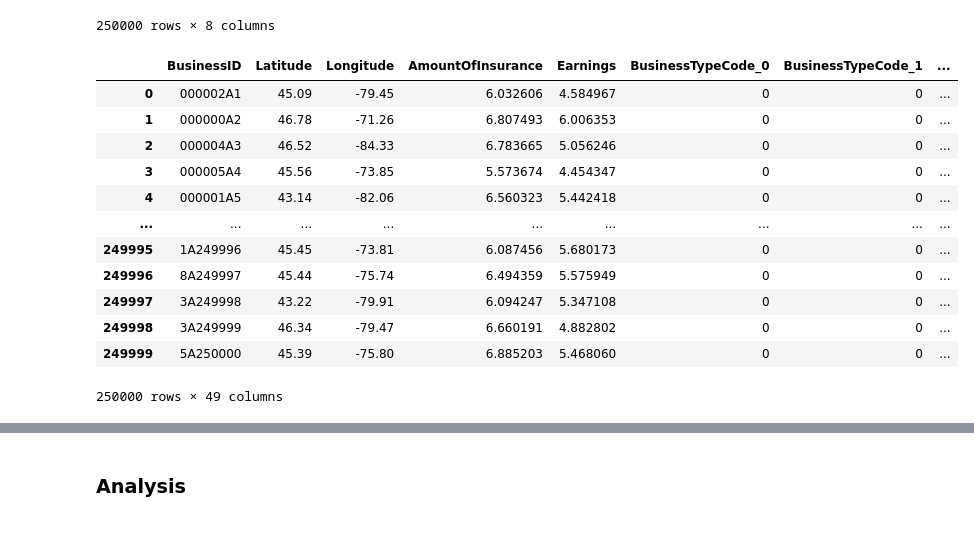
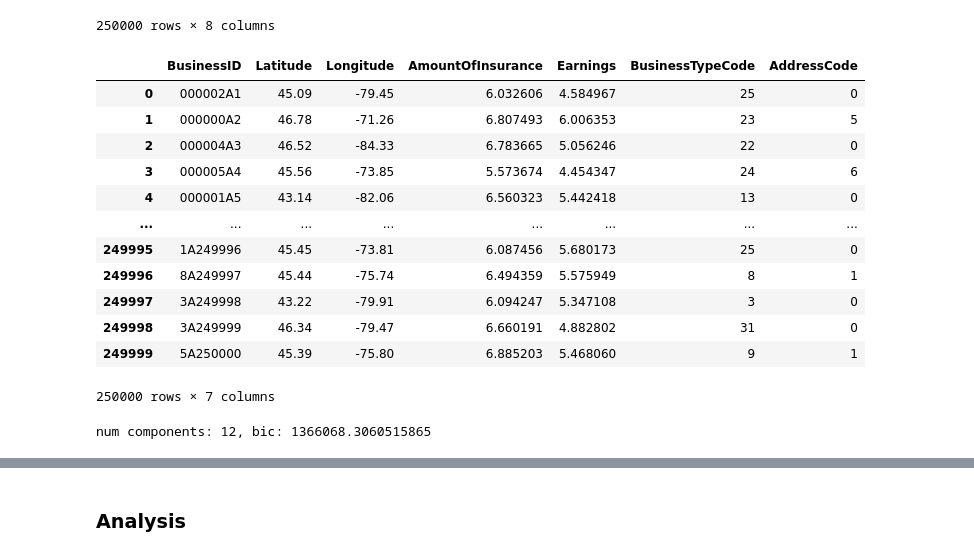
Before and after one commit to edithal-14/sta2453-p2, a Jupyter notebook: p2.ipynb, the cells around one changed output, grey strips where cells are left out. Saved outputs shown, nothing was run; the diff lists cells and outputs as text; code cells hidden in the pictures.

```diff
--- a/p2.ipynb
+++ b/p2.ipynb
@@ -59,51 +60,66 @@ policies_df = policies_df.drop(columns=["Province", "City"])
 
 # Set numerical features
 policies_df.AmountOfInsurance = policies_df.AmountOfInsurance.astype("int")
 policies_df.Earnings = policies_df.Earnings.astype("int")
 
 # Set categorical features
 policies_df.BusinessType = policies_df.BusinessType.astype("category")
 policies_df.Address = policies_df.Address.astype("category")
 
 # Select necessary columns for training and perform label encoding on categorical columns
 policies_df["BusinessTypeCode"] = policies_df.BusinessType.cat.codes
 # Top 10 encoding, top 1 to 9 address codes are encoded 1 to 9, others are encoded 0
 top_addresses = list(policies_df.Address.cat.codes.value_counts().nlargest(9).index)
 top_addresses_dict = defaultdict(int)
 for idx, code in enumerate(top_addresses):
     top_addresses_dict[code] = idx+1
 policies_df["AddressCode"] = policies_df.Address.cat.codes.map(top_addresses_dict)
 policies_df = policies_df.drop(columns=["BusinessType", "Address"])
 
-# One hot encoding
-business_codes = policies_df.BusinessTypeCode.copy()
-policies_df = pd.get_dummies(policies_df, columns=["BusinessTypeCode"])
-policies_df["BusinessTypeCode"] = business_codes
+# Set categorical features
+policies_df.BusinessTypeCode = policies_df.BusinessTypeCode.astype("category")
+policies_df.AddressCode = policies_df.AddressCode.astype("category")
 
 # One hot encoding
-address_codes = policies_df.AddressCode.copy()
-policies_df = pd.get_dummies(policies_df, columns=["AddressCode"])
-policies_df["AddressCode"] = address_codes
-policies_df.AddressCode = policies_df.AddressCode.astype(np.int8)
+# business_codes = policies_df.BusinessTypeCode.copy()
+# policies_df = pd.get_dummies(policies_df, columns=["BusinessTypeCode"])
+# policies_df["BusinessTypeCode"] = business_codes
+
+# One hot encoding
+# address_codes = policies_df.AddressCode.copy()
+# policies_df = pd.get_dummies(policies_df, columns=["AddressCode"])
+# policies_df["AddressCode"] = address_codes
+# policies_df.AddressCode = policies_df.AddressCode.astype(np.int8)
 
 # Represent Earnings, AmountOfInsurance in 1000s of dollars, then take log to reduce skewness
 policies_df.AmountOfInsurance /= 1000
 policies_df.Earnings /= 1000
 policies_df.AmountOfInsurance = np.log(policies_df.AmountOfInsurance)
 policies_df.Earnings = np.log(policies_df.Earnings)
 
 policies_df
 # %% [output]
-|  | BusinessID | Latitude | Longitude | AmountOfInsurance | Earnings | BusinessTypeCode_0 | BusinessTypeCode_1 | ... |
-| 0 | 000002A1 | 45.09 | -79.45 | 6.032606 | 4.584967 | 0 | 0 | ... |
-| 1 | 000000A2 | 46.78 | -71.26 | 6.807493 | 6.006353 | 0 | 0 | ... |
-| 2 | 000004A3 | 46.52 | -84.33 | 6.783665 | 5.056246 | 0 | 0 | ... |
-| 3 | 000005A4 | 45.56 | -73.85 | 5.573674 | 4.454347 | 0 | 0 | ... |
-| 4 | 000001A5 | 43.14 | -82.06 | 6.560323 | 5.442418 | 0 | 0 | ... |
-| ... | ... | ... | ... | ... | ... | ... | ... | ... |
-| 249995 | 1A249996 | 45.45 | -73.81 | 6.087456 | 5.680173 | 0 | 0 | ... |
-| 249996 | 8A249997 | 45.44 | -75.74 | 6.494359 | 5.575949 | 0 | 0 | ... |
-| 249997 | 3A249998 | 43.22 | -79.91 | 6.094247 | 5.347108 | 0 | 0 | ... |
-| 249998 | 3A249999 | 46.34 | -79.47 | 6.660191 | 4.882802 | 0 | 0 | ... |
-| 249999 | 5A250000 | 45.39 | -75.80 | 6.885203 | 5.468060 | 0 | 0 | ... |
+|  | BusinessID | Latitude | Longitude | AmountOfInsurance | Earnings | BusinessTypeCode | AddressCode |
+| 0 | 000002A1 | 45.09 | -79.45 | 6.032606 | 4.584967 | 25 | 0 |
+| 1 | 000000A2 | 46.78 | -71.26 | 6.807493 | 6.006353 | 23 | 5 |
+| 2 | 000004A3 | 46.52 | -84.33 | 6.783665 | 5.056246 | 22 | 0 |
+| 3 | 000005A4 | 45.56 | -73.85 | 5.573674 | 4.454347 | 24 | 6 |
+| 4 | 000001A5 | 43.14 | -82.06 | 6.560323 | 5.442418 | 13 | 0 |
+| ... | ... | ... | ... | ... | ... | ... | ... |
+| 249995 | 1A249996 | 45.45 | -73.81 | 6.087456 | 5.680173 | 25 | 0 |
+| 249996 | 8A249997 | 45.44 | -75.74 | 6.494359 | 5.575949 | 8 | 1 |
+| 249997 | 3A249998 | 43.22 | -79.91 | 6.094247 | 5.347108 | 3 | 0 |
+| 249998 | 3A249999 | 46.34 | -79.47 | 6.660191 | 4.882802 | 31 | 0 |
+| 249999 | 5A250000 | 45.39 | -75.80 | 6.885203 | 5.468060 | 9 | 1 |
-250000 rows × 49 columns
+250000 rows × 7 columns
+# %%
+# 12 clusters result in best BIC
+X = policies_df.drop(columns=["BusinessID"])
+for num_components in range(12, 13):
+    gmm = GaussianMixture(n_components=num_components, random_state=1)
+    gmm.fit(X)
+    bic = gmm.bic(X)
+    print(f"num components: {num_components}, bic: {bic}")
+policies_df["ClusterCode"] = gmm.predict(X)
+# %% [output]
+num components: 12, bic: 1366068.3060515865
```
Also changed, not shown: parts of 42 cells of this notebook, 2 other files.
